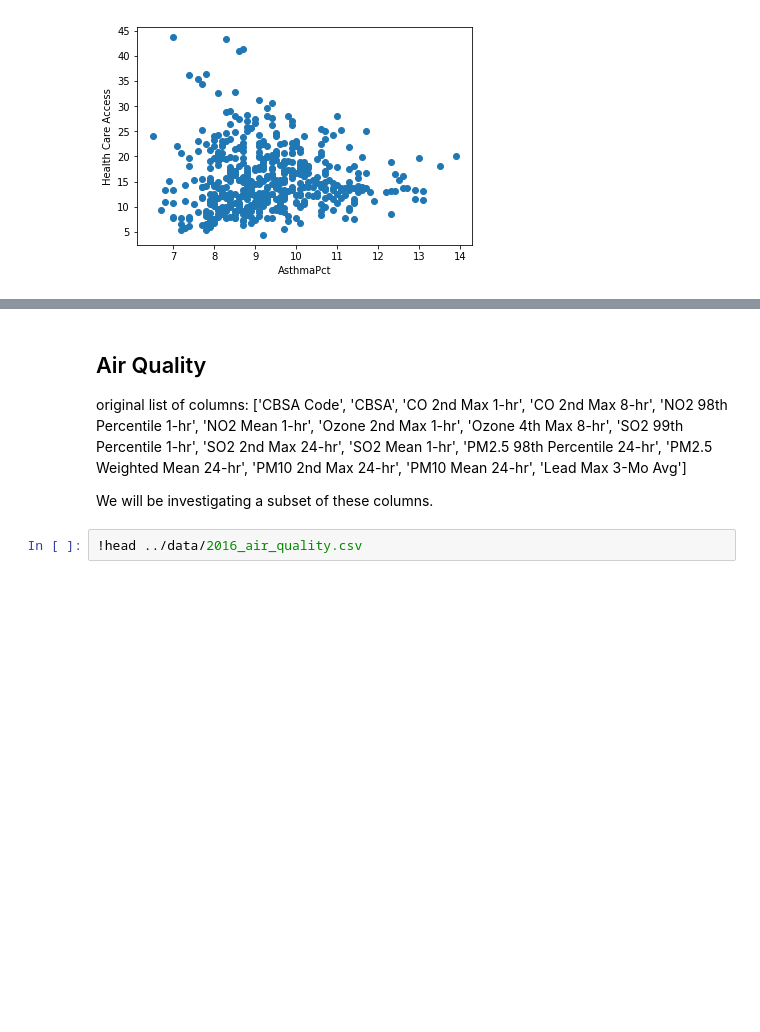
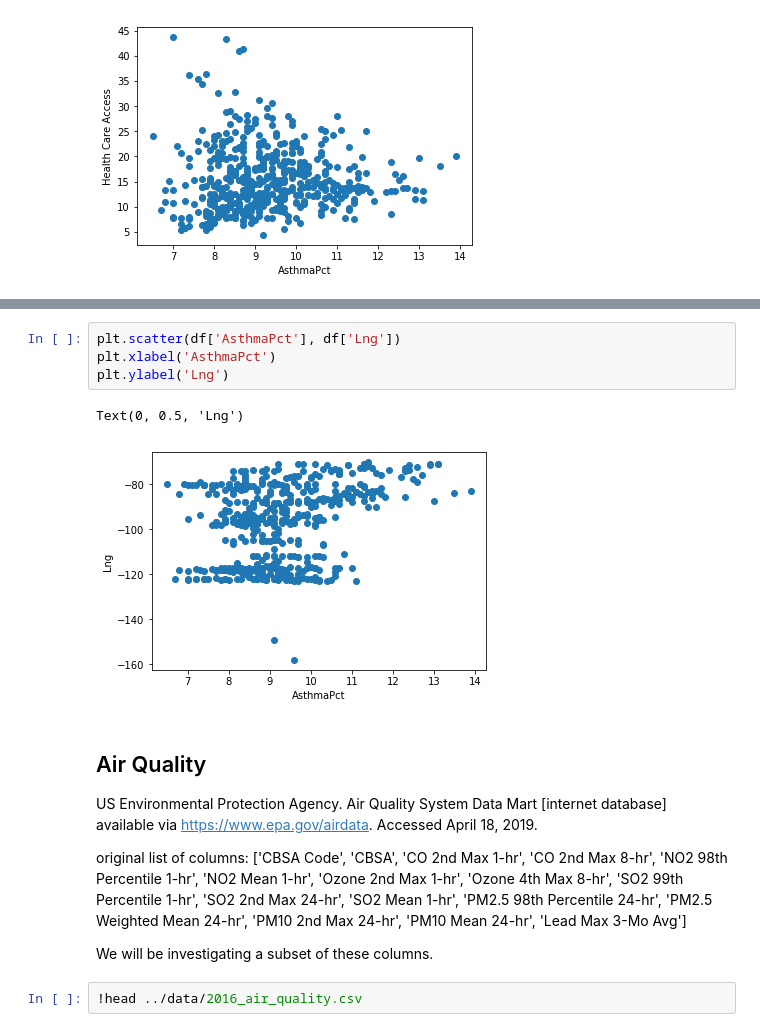
Before and after one commit to sabderra/stat109, a Jupyter notebook: data_prep/asthma_data.ipynb, the cells around one changed output, grey strips where cells are left out. Saved outputs shown, nothing was run; the diff lists cells and outputs as text; blank space fills up the shorter version.

```diff
--- a/data_prep/asthma_data.ipynb
+++ b/data_prep/asthma_data.ipynb
@@ -144,5 +151,14 @@ Text(0, 0.5, 'Health Care Access')
+# %%
+plt.scatter(df['AsthmaPct'], df['Lng'])
+plt.xlabel('AsthmaPct')
+plt.ylabel('Lng')
+# %% [output]
+Text(0, 0.5, 'Lng')
+[figure, added]
 # %% [markdown]
 ## Air Quality
+
+US Environmental Protection Agency. Air Quality System Data Mart [internet database] available via https://www.epa.gov/airdata. Accessed April 18, 2019.
 
 original list of columns: ['CBSA Code', 'CBSA', 'CO 2nd Max 1-hr', 'CO 2nd Max 8-hr',
        'NO2 98th Percentile 1-hr', 'NO2 Mean 1-hr', 'Ozone 2nd Max 1-hr',
```
Also changed, not shown: parts of 20 cells of this notebook, 1 other file.
